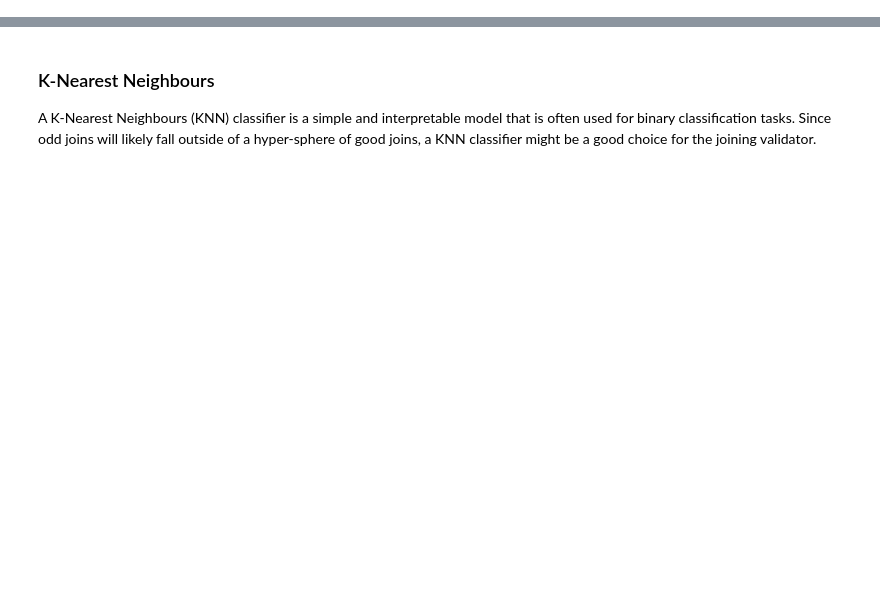
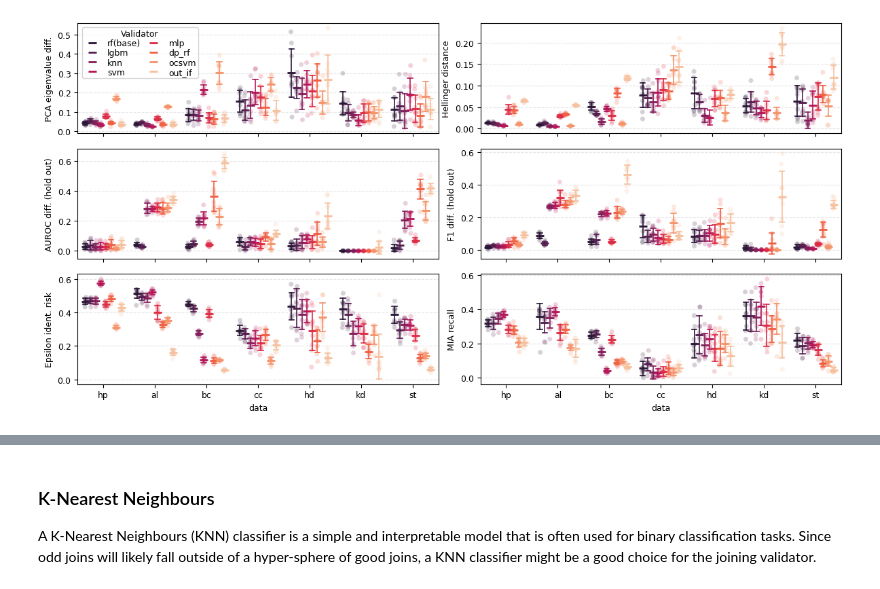
Before and after one commit to notna07/disjoint-synthetic-data-generation, a Jupyter notebook: 04_joining_validator.ipynb, the cells around one changed output, grey strips where cells are left out. Drawn from its saved outputs; the diff is of its cells as text; code cells hidden in the pictures; blank space fills up the shorter version.

```diff
--- a/04_joining_validator.ipynb
+++ b/04_joining_validator.ipynb
@@ -13,0 +17,61 @@ For the comparison we will continue to work off the previous experiments, the He
+# %%
+
+import pandas as pd
+
+from typing import Dict, List
+
+import seaborn as sns
+import matplotlib.pyplot as plt
+
+rcp = {'font.size': 9, 'font.family': 'sans', "mathtext.fontset": "dejavuserif"}
+plt.rcParams.update(**rcp)
+
+def make_validator_pointplot(datapath: str, metrics: Dict[str,str]) -> None:
+    """ Function to plot a pointplot with mean results of the different validators for each metric."""
+
+    df = pd.read_csv(datapath)
+
+    validators = df['validator'].unique()
+    df = df[['data', 'validator'] + list(metrics.keys())]
+
+    # Create the pointplot
+    fig, axes = plt.subplots(len(metrics)//2, 2, figsize=(12, len(metrics)), sharex=True)
+
+    colors = sns.color_palette("rocket", n_colors=len(validators))
+
+    axes = axes.flatten()
+    for i, metric in enumerate(metrics.keys()):
+        sns.stripplot(
+            data=df, x="data", y=metric, hue="validator",
+            alpha=0.2, legend=False, palette=colors, dodge=True, ax=axes[i]
+        )
+        sns.pointplot(
+            data=df, x="data", y=metric, hue="validator",
+            linestyle="none", dodge=.8 - .8 / len(validators), err_kws={'linewidth':1.2}, capsize=0.1, errorbar='sd',
+            palette=colors, markersize = 8, markers="_", ax=axes[i]
+        )
+        axes[i].grid(axis='y', linestyle='--', alpha=0.3)
+        axes[i].set_ylabel(metrics[metric])
+
+        if i == 0:
+            axes[i].legend(title="Validator", ncols=2, borderpad=0.2, labelspacing=0.1, columnspacing=0.5)
+        else:
+            axes[i].get_legend().remove()
+
+    plt.tight_layout()
+    plt.savefig("experiments/results/figures/validator_pointplot.pdf", bbox_inches='tight')
+    plt.show()
+    pass
+
+metrics = {
+    "pca_eigval_diff" : "PCA eigenvalue diff.",
+    "avg_h_dist": "Hellinger distance",
+    "auroc": "AUROC diff. (hold out)",
+    "cls_F1_diff_hout": "F1 diff. (hold out)",
+    "eps_identif_risk": "Epsilon ident. risk",
+    "mia_recall": "MIA recall",
+}
+
+make_validator_pointplot("experiments/results/validator_case_study/full_validator_results.csv", metrics)
+# %% [output]
+[figure, added]
```
Also changed, not shown: parts of 36 cells of this notebook, 3 other files.
